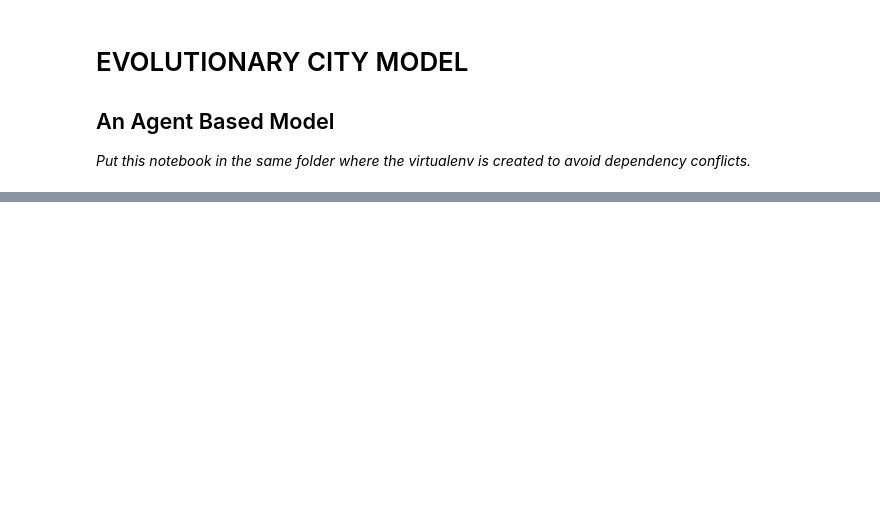
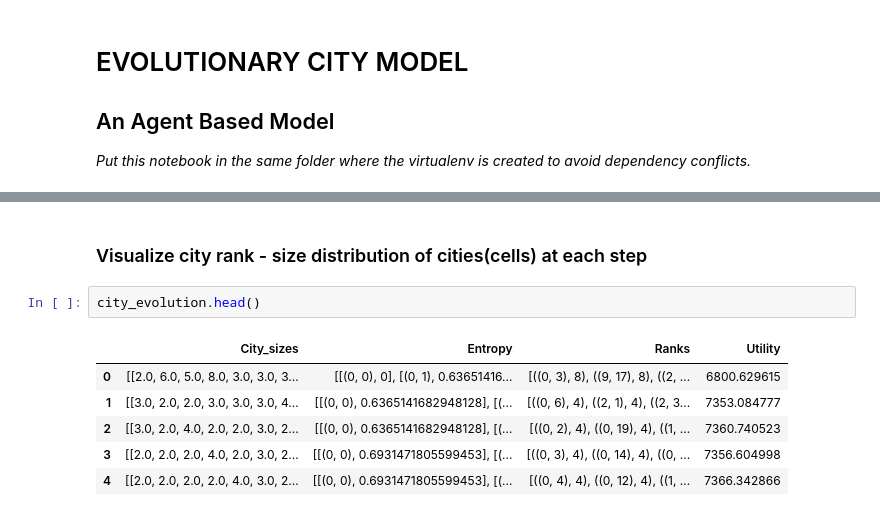
Before and after one commit to kamleshsahoo/CityFormation-ABM, a Jupyter notebook: EvolutionaryCity.ipynb, the cells around one changed output, grey strips where cells are left out. Drawn from its saved outputs; the diff is of its cells as text; blank space fills up the shorter version.

```diff
--- a/EvolutionaryCity.ipynb
+++ b/EvolutionaryCity.ipynb
@@ -136,0 +262,11 @@ class city_model(Model):
+# %% [markdown]
+### Visualize city rank - size distribution of cities(cells) at each step
+# %%
+city_evolution.head()
+# %% [output]
+|  | City_sizes | Entropy | Ranks | Utility |
+| 0 | [[2.0, 6.0, 5.0, 8.0, 3.0, 3.0, 3... | [[(0, 0), 0], [(0, 1), 0.63651416... | [((0, 3), 8), ((9, 17), 8), ((2, ... | 6800.629615 |
+| 1 | [[3.0, 2.0, 2.0, 3.0, 3.0, 3.0, 4... | [[(0, 0), 0.6365141682948128], [(... | [((0, 6), 4), ((2, 1), 4), ((2, 3... | 7353.084777 |
+| 2 | [[3.0, 2.0, 4.0, 2.0, 2.0, 3.0, 2... | [[(0, 0), 0.6365141682948128], [(... | [((0, 2), 4), ((0, 19), 4), ((1, ... | 7360.740523 |
+| 3 | [[2.0, 2.0, 2.0, 4.0, 2.0, 3.0, 2... | [[(0, 0), 0.6931471805599453], [(... | [((0, 3), 4), ((0, 14), 4), ((0, ... | 7356.604998 |
+| 4 | [[2.0, 2.0, 2.0, 2.0, 4.0, 3.0, 2... | [[(0, 0), 0.6931471805599453], [(... | [((0, 4), 4), ((0, 12), 4), ((1, ... | 7366.342866 |
```
Also changed, not shown: parts of 18 cells of this notebook.
